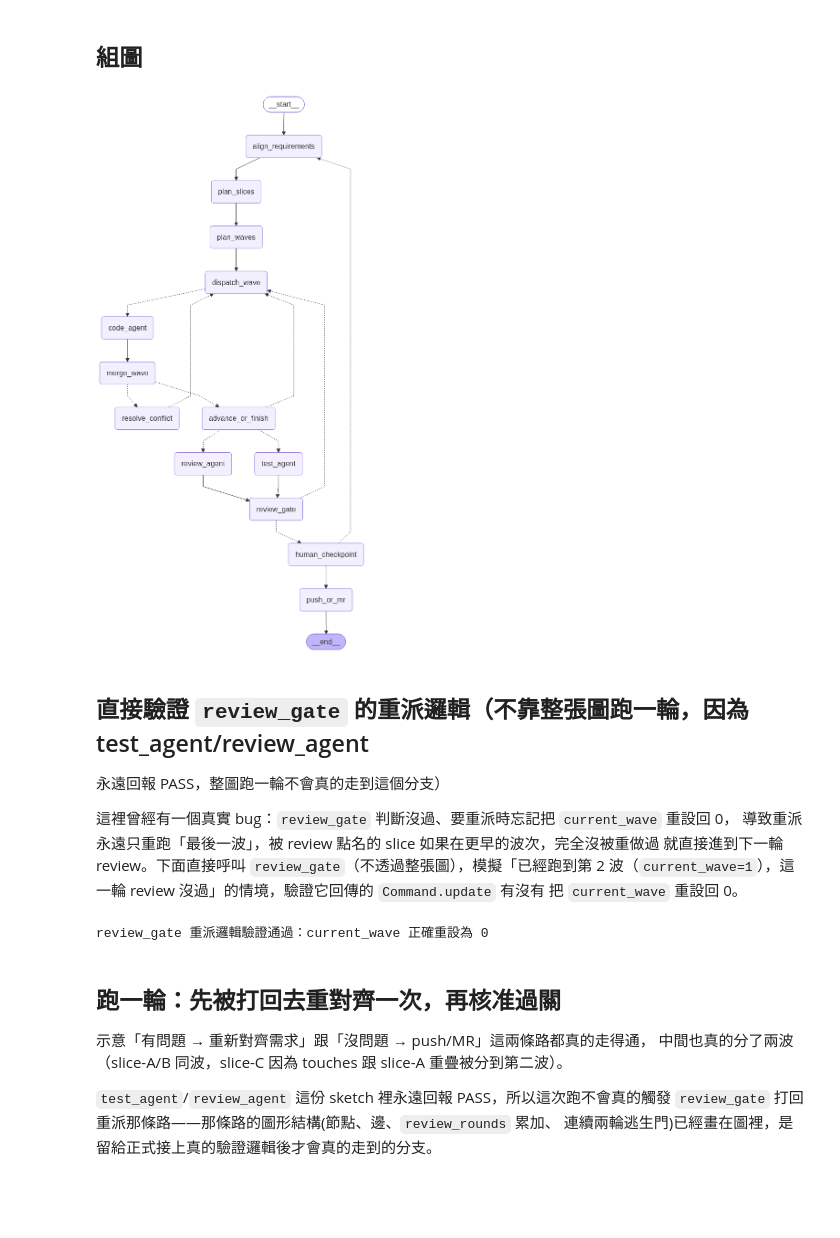
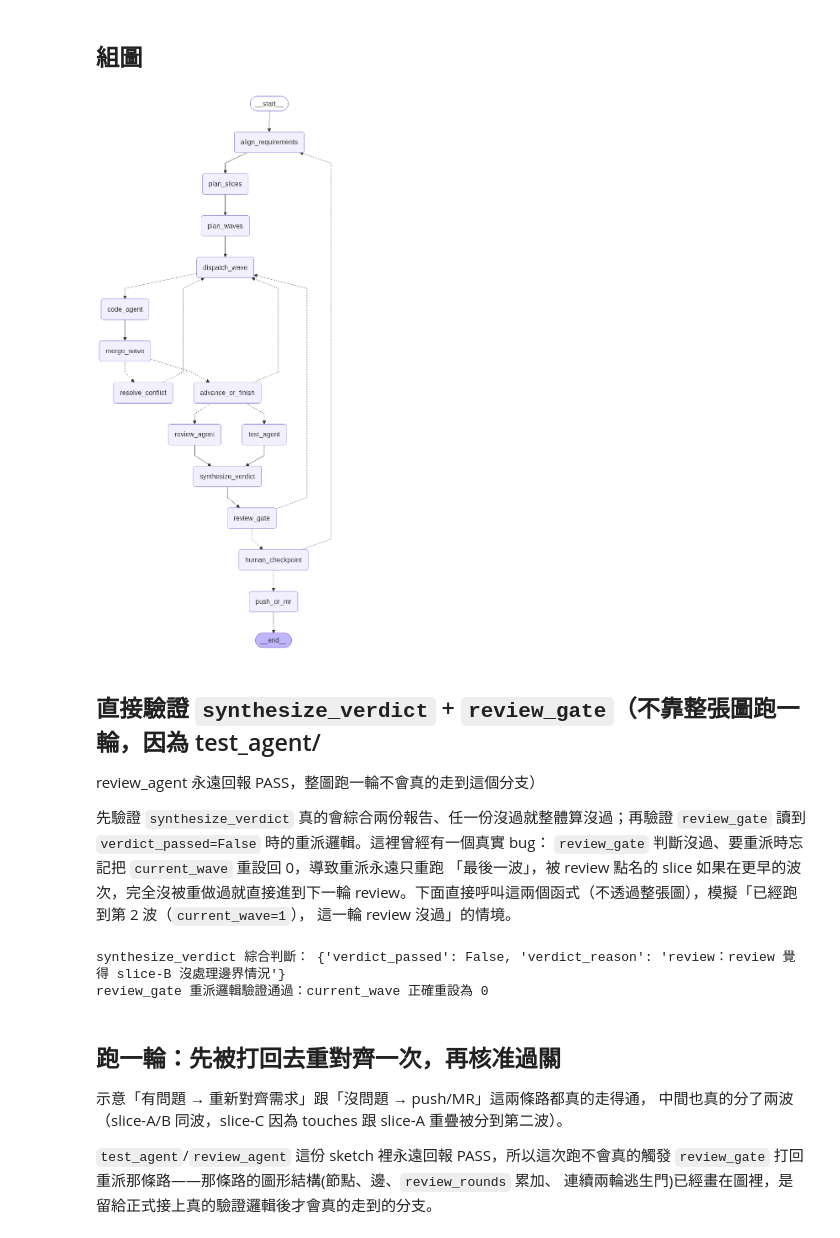
Before and after one commit to burinexovo/learn-langgraph, a Jupyter notebook: notebooks/arch/A_full_custom_langgraph.ipynb, the cells around one changed output. Saved outputs shown, nothing was run; the diff lists cells and outputs as text; code cells hidden in the pictures; blank space fills up the shorter version.

```diff
--- a/notebooks/arch/A_full_custom_langgraph.ipynb
+++ b/notebooks/arch/A_full_custom_langgraph.ipynb
@@ -68,6 +73,8 @@ class DevWorkflowState(TypedDict):
     review_report: str
     review_rounds: int         # 這一波累積被打回重做幾次
     review_feedback: str       # 上一輪 review 的意見，重派時要帶著這個一起丟給 code_agent
+    verdict_passed: bool       # synthesize_verdict 綜合 test_report/review_report 後的乾淨判斷
+    verdict_reason: str        # 對應的理由文字，沒過時會變成下一輪的 review_feedback
 
 
 class SliceTask(TypedDict):
@@ -185,14 +223,39 @@ def review_agent(state: DevWorkflowState) -> dict:
     return {"review_report": "PASS（示意）"}
 
 
+def synthesize_verdict(state: DevWorkflowState) -> dict:
+    # 這輪討論後新增：test_agent/review_agent 各自獨立產出的報告，不一定是乾淨的
+    # PASS/FAIL 字串（例如「18/20 測試過，2 個 flaky 但跟這次改動無關」），要不要算過
+    # 需要語意判斷，不是單純字串比對——實務上這裡是一次窄範圍的 LLM 呼叫（不需要完整
+    # Claude Code 工具鏈），只讀這兩段文字，輸出一個乾淨的 verdict。
+    #
+    # 刻意跟 review_gate 分開，不是圖好看：這裡只回答「這一輪算不算過」，不碰「該不該
+    # 再試、試幾次」——後者一定要留在下面的 review_gate 裡當純 Python 判斷，因為讓 LLM
+    # 自己決定要不要再試一次，會導致重試次數不可預期（LLM 可能每次都覺得「再試一次應該
+    # 會過」），而且會讓 review_gate 沒辦法像下面那樣直接呼叫、單獨測試。
+    test_ok = state["test_report"].startswith("PASS")
+    review_ok = state["review_report"].startswith("PASS")
+    passed = test_ok and review_ok
+    if passed:
+        reason = "test 與 review 都過"
+    else:
+        parts = []
+        if not test_ok:
+            parts.append(f"test：{state['test_report']}")
+        if not review_ok:
+            parts.append(f"review：{state['review_report']}")
+        reason = "；".join(parts)
+    return {"verdict_passed": passed, "verdict_reason": reason}
+
+
 MAX_REVIEW_ROUNDS = 2
 
 
 def review_gate(state: DevWorkflowState) -> Command[Literal["dispatch_wave", "human_checkpoint"]]:
-    # 純布林判斷，不問 LLM「還要不要再試」：沒過就帶著意見重派同一波，連續兩輪還是沒過
-    # 就不再自己重試、交還人工（呼應 harness 的 review_failed_repeated 逃生門）。
-    passed = state["test_report"].startswith("PASS") and state["review_report"].startswith("PASS")
-    if passed:
+    # 純布林判斷，不問 LLM「還要不要再試」：這一輪算不算過的語意判斷已經在 synthesize_verdict
+    # 做完了，這裡只讀 verdict_passed，沒過就帶著 verdict_reason 重派同一波，連續兩輪還是
+    # 沒過就不再自己重試、交還人工（呼應 harness 的 review_failed_repeated 逃生門）。
+    if state["verdict_passed"]:
         return Command(goto="human_checkpoint")
 
     review_rounds = state.get("review_rounds", 0)
@@ -210,7 +273,7 @@ def review_gate(state: DevWorkflowState) -> Command[Literal["dispatch_wave", "hu
     return Command(
         update={
             "review_rounds": review_rounds + 1,
-            "review_feedback": state["review_report"],
+            "review_feedback": state["verdict_reason"],
             "current_wave": 0,
         },
         goto="dispatch_wave",
@@ -246,48 +309,54 @@ def push_or_mr(state: DevWorkflowState) -> dict:
 # %%
 builder = StateGraph(DevWorkflowState)
 builder.add_node("align_requirements", align_requirements)
 builder.add_node("plan_slices", plan_slices)
 builder.add_node("plan_waves", plan_waves)
 builder.add_node("dispatch_wave", dispatch_wave)
 builder.add_node("code_agent", code_agent)
 builder.add_node("merge_wave", merge_wave)
 builder.add_node("resolve_conflict", resolve_conflict)
 builder.add_node("advance_or_finish", advance_or_finish)
 builder.add_node("test_agent", test_agent)
 builder.add_node("review_agent", review_agent)
+builder.add_node("synthesize_verdict", synthesize_verdict)
 builder.add_node("review_gate", review_gate)
 builder.add_node("human_checkpoint", human_checkpoint)
 builder.add_node("push_or_mr", push_or_mr)
 
 builder.add_edge(START, "align_requirements")
 builder.add_edge("align_requirements", "plan_slices")
 builder.add_edge("plan_slices", "plan_waves")
 builder.add_edge("plan_waves", "dispatch_wave")
 builder.add_conditional_edges("dispatch_wave", fanout_current_wave, ["code_agent"])
 builder.add_edge("code_agent", "merge_wave")
-builder.add_edge("test_agent", "review_gate")
-builder.add_edge("review_agent", "review_gate")
+builder.add_edge("test_agent", "synthesize_verdict")
+builder.add_edge("review_agent", "synthesize_verdict")
+builder.add_edge("synthesize_verdict", "review_gate")
 builder.add_edge("push_or_mr", END)
 
 graph = builder.compile(checkpointer=InMemorySaver(), store=InMemoryStore())
 show_graph(graph)
 # %% [output]
-[figure, old version]
+[figure, new version]
 # %% [markdown]
-## 直接驗證 `review_gate` 的重派邏輯（不靠整張圖跑一輪，因為 test_agent/review_agent
-永遠回報 PASS，整圖跑一輪不會真的走到這個分支）
+## 直接驗證 `synthesize_verdict` + `review_gate`（不靠整張圖跑一輪，因為 test_agent/
+review_agent 永遠回報 PASS，整圖跑一輪不會真的走到這個分支）
 
-這裡曾經有一個真實 bug：`review_gate` 判斷沒過、要重派時忘記把 `current_wave` 重設回 0，
-導致重派永遠只重跑「最後一波」，被 review 點名的 slice 如果在更早的波次，完全沒被重做過
-就直接進到下一輪 review。下面直接呼叫 `review_gate`（不透過整張圖），模擬「已經跑到第 2
-波（`current_wave=1`），這一輪 review 沒過」的情境，驗證它回傳的 `Command.update` 有沒有
-把 `current_wave` 重設回 0。
+先驗證 `synthesize_verdict` 真的會綜合兩份報告、任一份沒過就整體算沒過；再驗證
+`review_gate` 讀到 `verdict_passed=False` 時的重派邏輯。這裡曾經有一個真實 bug：
+`review_gate` 判斷沒過、要重派時忘記把 `current_wave` 重設回 0，導致重派永遠只重跑
+「最後一波」，被 review 點名的 slice 如果在更早的波次，完全沒被重做過就直接進到下一輪
+review。下面直接呼叫這兩個函式（不透過整張圖），模擬「已經跑到第 2 波（`current_wave=1`），
+這一輪 review 沒過」的情境。
 # %%
+verdict = synthesize_verdict({"test_report": "PASS（示意）", "review_report": "review 覺得 slice-B 沒處理邊界情況"})
+assert verdict["verdict_passed"] is False, "test 過、review 沒過，整體應該算沒過"
+print("synthesize_verdict 綜合判斷：", verdict)
+
 fake_state_wave2_failed = {
     "current_wave": 1,          # 模擬已經在跑第 2 波（index 1）
     "review_rounds": 0,
-    "test_report": "FAIL（示意）",
-    "review_report": "review 覺得 slice-B 沒處理邊界情況",
+    **verdict,
 }
 result = review_gate(fake_state_wave2_failed)
 assert result.goto == "dispatch_wave", f"預期重派，實際 goto={result.goto}"
@@ -296,6 +365,7 @@ assert result.update["current_wave"] == 0, (
 )
 print("review_gate 重派邏輯驗證通過：current_wave 正確重設為", result.update["current_wave"])
 # %% [output]
+synthesize_verdict 綜合判斷： {'verdict_passed': False, 'verdict_reason': 'review：review 覺得 slice-B 沒處理邊界情況'}
 review_gate 重派邏輯驗證通過：current_wave 正確重設為 0
 # %% [markdown]
 ## 跑一輪：先被打回去重對齊一次，再核准過關
```
Also changed, not shown: parts of 4 cells of this notebook, 4 other files.
